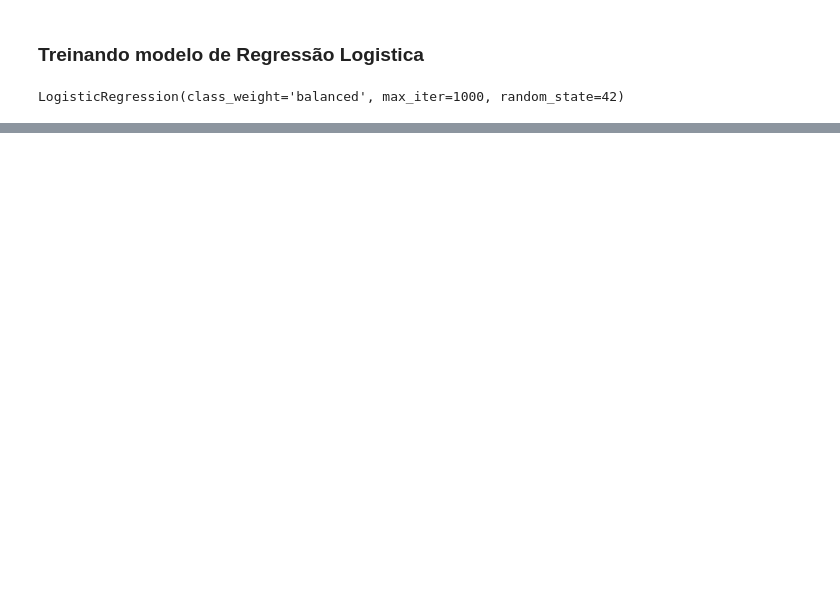
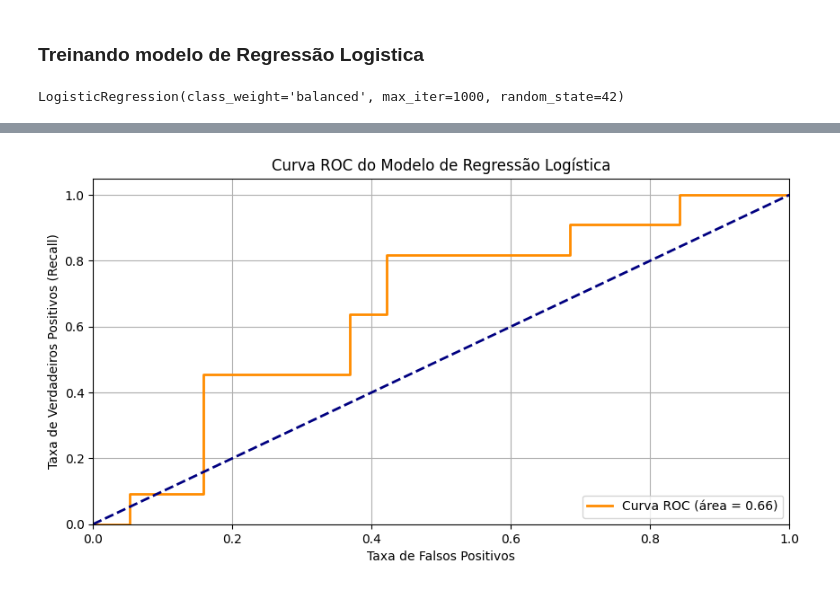
Before and after one commit to LohSilva/projeto_ibovespa, a Jupyter notebook: codigo/ibovespa.ipynb, the cells around one changed output, grey strips where cells are left out. Cells and saved outputs as stored; diff of their text form; code cells hidden in the pictures; blank space fills up the shorter version.

```diff
--- a/codigo/ibovespa.ipynb
+++ b/codigo/ibovespa.ipynb
@@ -799 +1001,23 @@ preco_fechamento_lag5   -0.438659
 dtype: float64
+# %%
+# Obtendo as probabilidades de previsão da classe 1 no conjunto de teste
+# Certifique-se de usar X_test_scaled, que é o conjunto de teste escalonado
+y_pred_proba_lr = logistic_model.predict_proba(X_test_scaled)[:, 1]
+# %%
+#Plot da Curva ROC
+fpr_lr, tpr_lr, thresholds_roc_lr = roc_curve(y_test, y_pred_proba_lr)
+roc_auc_lr = auc(fpr_lr, tpr_lr)
+
+plt.figure(figsize=(10, 5))
+plt.plot(fpr_lr, tpr_lr, color='darkorange', lw=2, label=f'Curva ROC (área = {roc_auc_lr:.2f})')
+plt.plot([0, 1], [0, 1], color='navy', lw=2, linestyle='--')
+plt.xlim([0.0, 1.0])
+plt.ylim([0.0, 1.05])
+plt.xlabel('Taxa de Falsos Positivos')
+plt.ylabel('Taxa de Verdadeiros Positivos (Recall)')
+plt.title('Curva ROC do Modelo de Regressão Logística')
+plt.legend(loc="lower right")
+plt.grid(True)
+plt.show()
+# %% [output]
+[figure, added]
```
Also changed, not shown: parts of 26 cells of this notebook.
